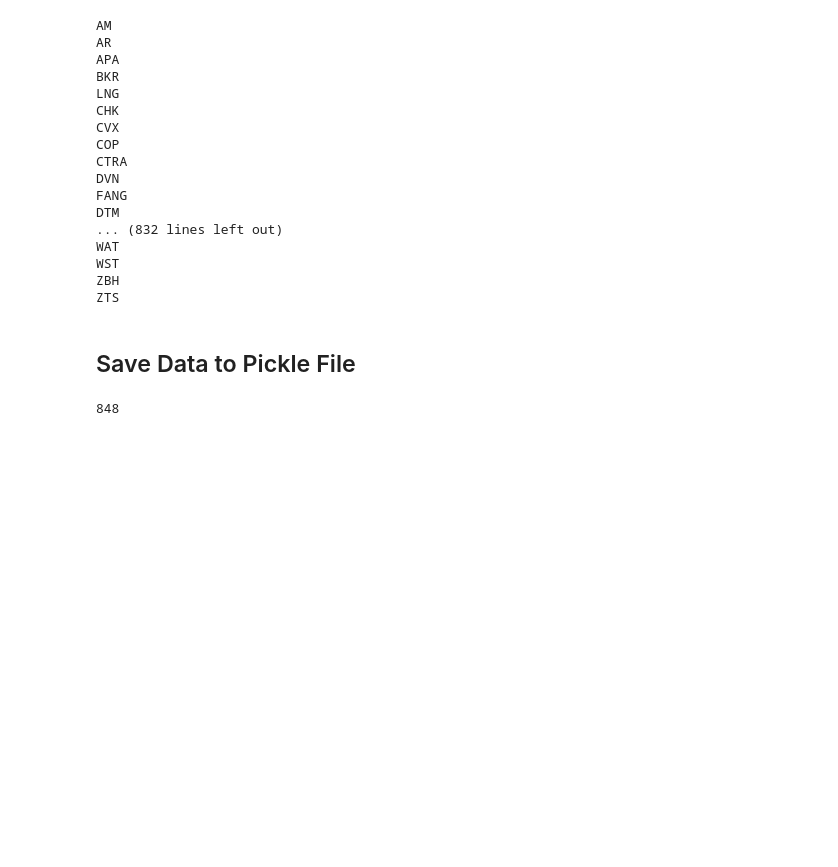
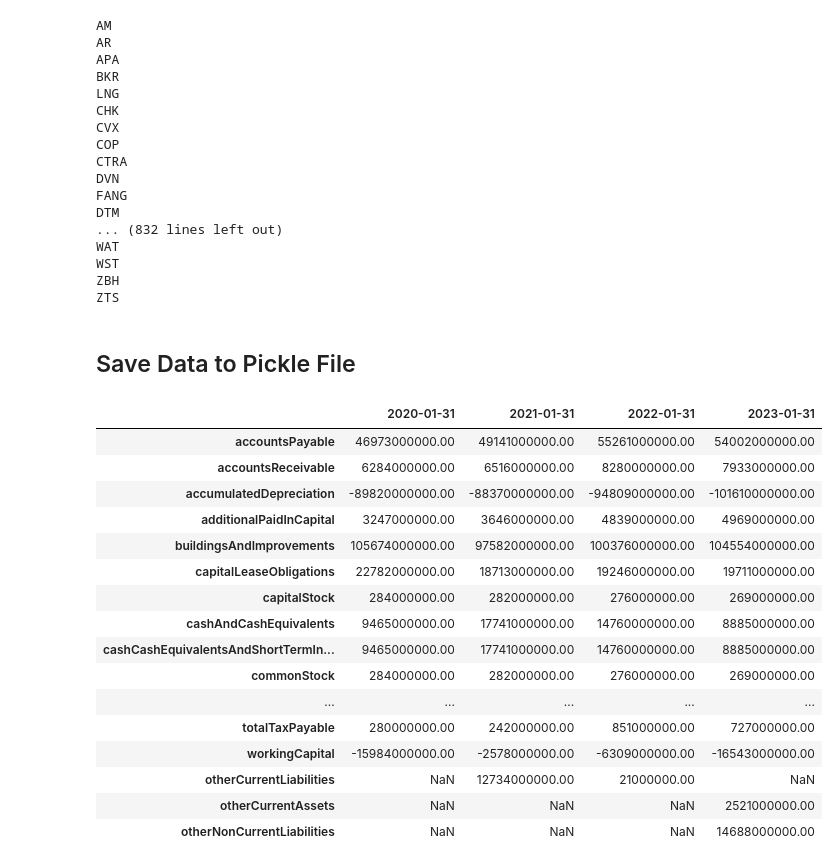
Before and after one commit to priyeshp123/MD3, a Jupyter notebook: notebook/Yahoo/Stage2_Yahoo_Extract_Data.ipynb, the cells around one changed output. Saved outputs shown, nothing was run; the diff lists cells and outputs as text; code cells hidden in the pictures; blank space fills up the shorter version.

```diff
--- a/notebook/Yahoo/Stage2_Yahoo_Extract_Data.ipynb
+++ b/notebook/Yahoo/Stage2_Yahoo_Extract_Data.ipynb
@@ -177,7 +179,25 @@ with open('/home/priyesh/projects/TS1/pickle/yahoo_company_data.pkl','wb') as f:
 
 with open('/home/priyesh/projects/TS1/pickle/yahoo_company_profile.pkl','wb') as f:
     pickle.dump(master_company_profile,f)
-# %%
-len(master_company_profile.keys())
-# %% [output]
-848
+# %%
+# check Data - Balance Statement
+
+master_company_data['WMT']['balance']
+# %% [output]
+|  | 2020-01-31 | 2021-01-31 | 2022-01-31 | 2023-01-31 |
+| accountsPayable | 46973000000.00 | 49141000000.00 | 55261000000.00 | 54002000000.00 |
+| accountsReceivable | 6284000000.00 | 6516000000.00 | 8280000000.00 | 7933000000.00 |
+| accumulatedDepreciation | -89820000000.00 | -88370000000.00 | -94809000000.00 | -101610000000.00 |
+| additionalPaidInCapital | 3247000000.00 | 3646000000.00 | 4839000000.00 | 4969000000.00 |
+| buildingsAndImprovements | 105674000000.00 | 97582000000.00 | 100376000000.00 | 104554000000.00 |
+| capitalLeaseObligations | 22782000000.00 | 18713000000.00 | 19246000000.00 | 19711000000.00 |
+| capitalStock | 284000000.00 | 282000000.00 | 276000000.00 | 269000000.00 |
+| cashAndCashEquivalents | 9465000000.00 | 17741000000.00 | 14760000000.00 | 8885000000.00 |
+| cashCashEquivalentsAndShortTermIn... | 9465000000.00 | 17741000000.00 | 14760000000.00 | 8885000000.00 |
+| commonStock | 284000000.00 | 282000000.00 | 276000000.00 | 269000000.00 |
+| ... | ... | ... | ... | ... |
+| totalTaxPayable | 280000000.00 | 242000000.00 | 851000000.00 | 727000000.00 |
+| workingCapital | -15984000000.00 | -2578000000.00 | -6309000000.00 | -16543000000.00 |
+| otherCurrentLiabilities | NaN | 12734000000.00 | 21000000.00 | NaN |
+| otherCurrentAssets | NaN | NaN | NaN | 2521000000.00 |
+| otherNonCurrentLiabilities | NaN | NaN | NaN | 14688000000.00 |
```
Also changed, not shown: parts of 7 cells of this notebook, 3 other files.
